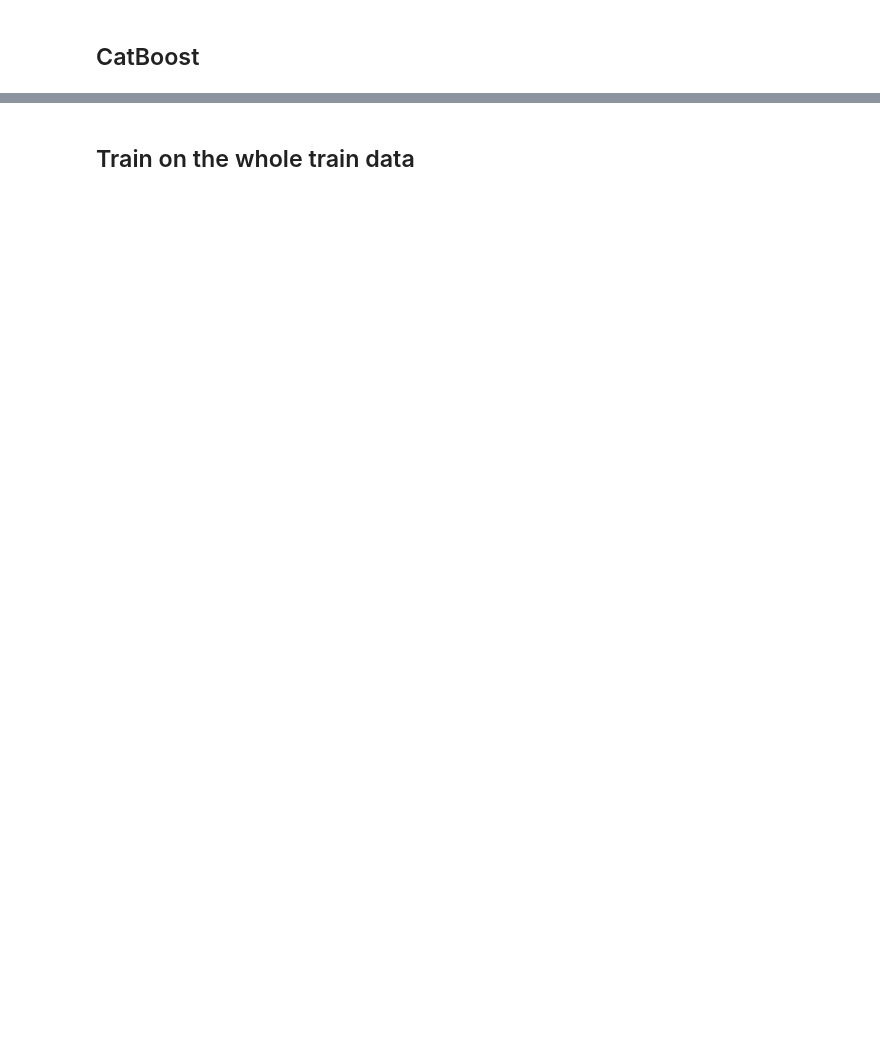
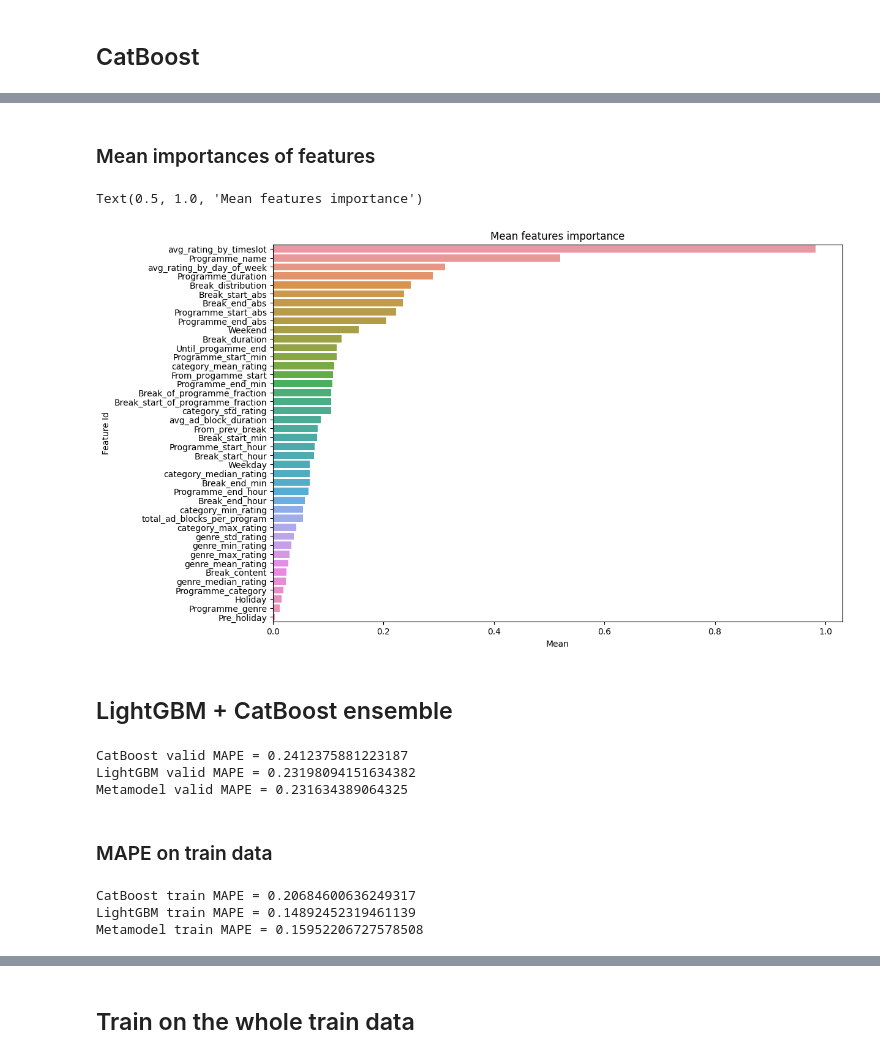
Before and after one commit to kglnsk/Xmas-Hack-AdvTech, a Jupyter notebook: xmas-importance-3.ipynb, the cells around one changed output, grey strips where cells are left out. Cells and saved outputs as stored; diff of their text form; code cells hidden in the pictures; blank space fills up the shorter version.

```diff
--- a/xmas-importance-3.ipynb
+++ b/xmas-importance-3.ipynb
@@ -703,0 +392,50 @@ KeyboardInterrupt:
+# %% [markdown]
+### Mean importances of features
+# %%
+feature_importances = lgbm_feature_importances.merge(cat_feature_importances, on='Feature Id')
+feature_importances = feature_importances.rename(columns={'Importances_y':'CatBoost', 'Importances_x':'LightGBM'})
+feature_importances['Mean'] = (feature_importances['CatBoost'] + feature_importances['LightGBM'])/2
+feature_importances = feature_importances.sort_values(by=['Mean'], ascending = False)
+feature_importances.to_csv('feature_importances.csv')
+plt.figure(figsize=(12, 8))
+sns.barplot(x="Mean", y="Feature Id", data=feature_importances)
+plt.title('Mean features importance')
+# %% [output]
+Text(0.5, 1.0, 'Mean features importance')
+[figure, added]
+# %% [markdown]
+## LightGBM + CatBoost ensemble
+# %%
+cat_preds = cat_model.predict(X_valid)
+cat_preds = np.array([max(0.01499, pred) for pred in cat_preds])
+print(f"CatBoost valid MAPE = {MAPE(y_valid, cat_preds)}")
+
+lgbm_preds = lgb_model.predict(X_valid)
+lgbm_preds = np.array([max(0.03, pred) for pred in lgbm_preds])
+print(f"LightGBM valid MAPE = {MAPE(y_valid, lgbm_preds)}")
+
+meta_preds = 0.2 * cat_preds + 0.8 * lgbm_preds
+print(f"Metamodel valid MAPE = {MAPE(y_valid, meta_preds)}")
+valid_meta_preds = meta_preds
+# %% [output]
+CatBoost valid MAPE = 0.2412375881223187
+LightGBM valid MAPE = 0.23198094151634382
+Metamodel valid MAPE = 0.231634389064325
+# %% [markdown]
+### MAPE on train data
+# %%
+cat_preds = cat_model.predict(X_train)
+cat_preds = np.array([max(0.01499, pred) for pred in cat_preds])
+print(f"CatBoost train MAPE = {MAPE(y_train, cat_preds)}")
+
+lgbm_preds = lgb_model.predict(X_train)
+lgbm_preds = np.array([max(0.03, pred) for pred in lgbm_preds])
+print(f"LightGBM train MAPE = {MAPE(y_train, lgbm_preds)}")
+
+meta_preds = 0.2 * cat_preds + 0.8 * lgbm_preds
+print(f"Metamodel train MAPE = {MAPE(y_train, meta_preds)}")
+train_meta_preds_df = pd.DataFrame({'real':y_train, 'preds':meta_preds}, index=y_train.index)
+# %% [output]
+CatBoost train MAPE = 0.20684600636249317
+LightGBM train MAPE = 0.14892452319461139
+Metamodel train MAPE = 0.15952206727578508
```
Also changed, not shown: parts of 59 cells of this notebook.
